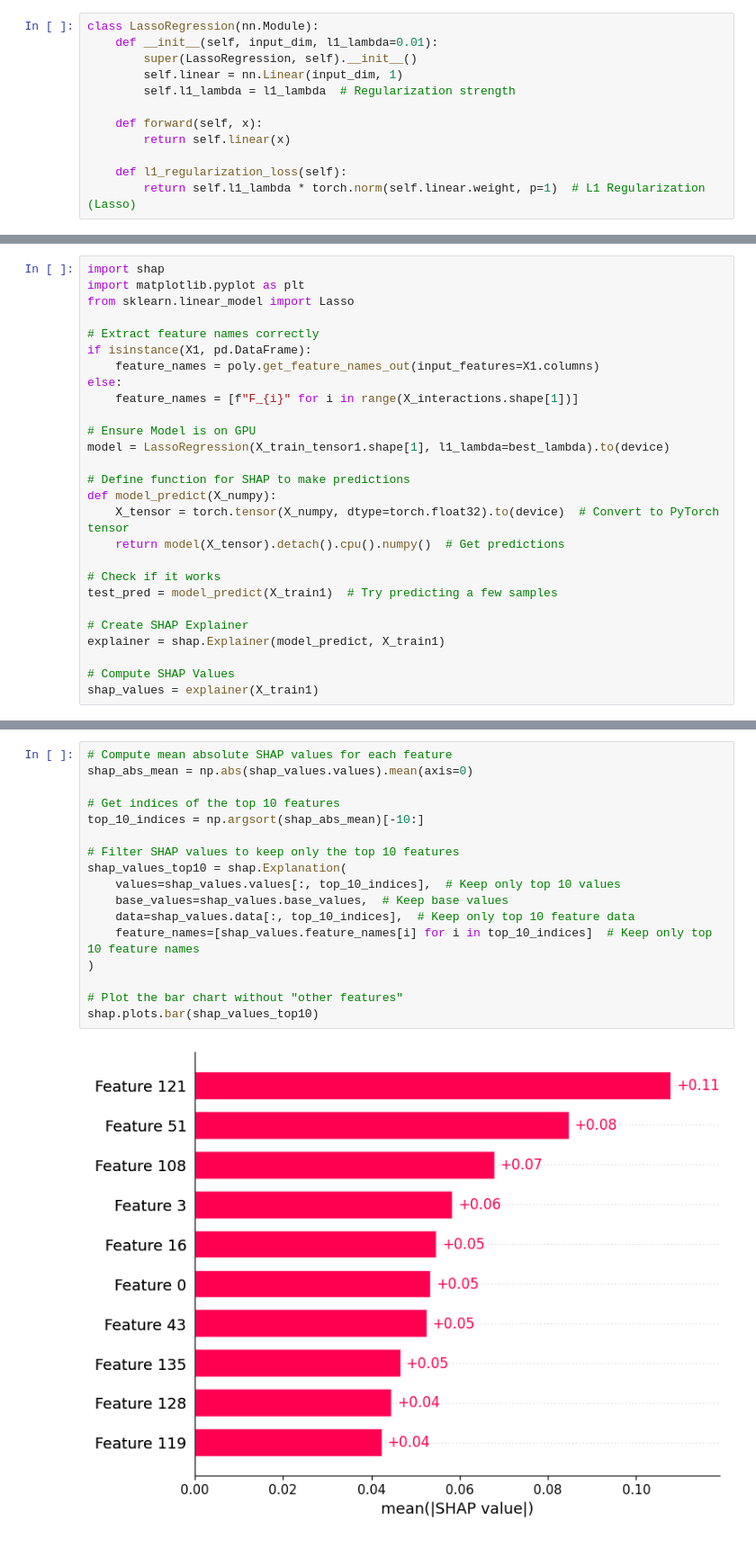
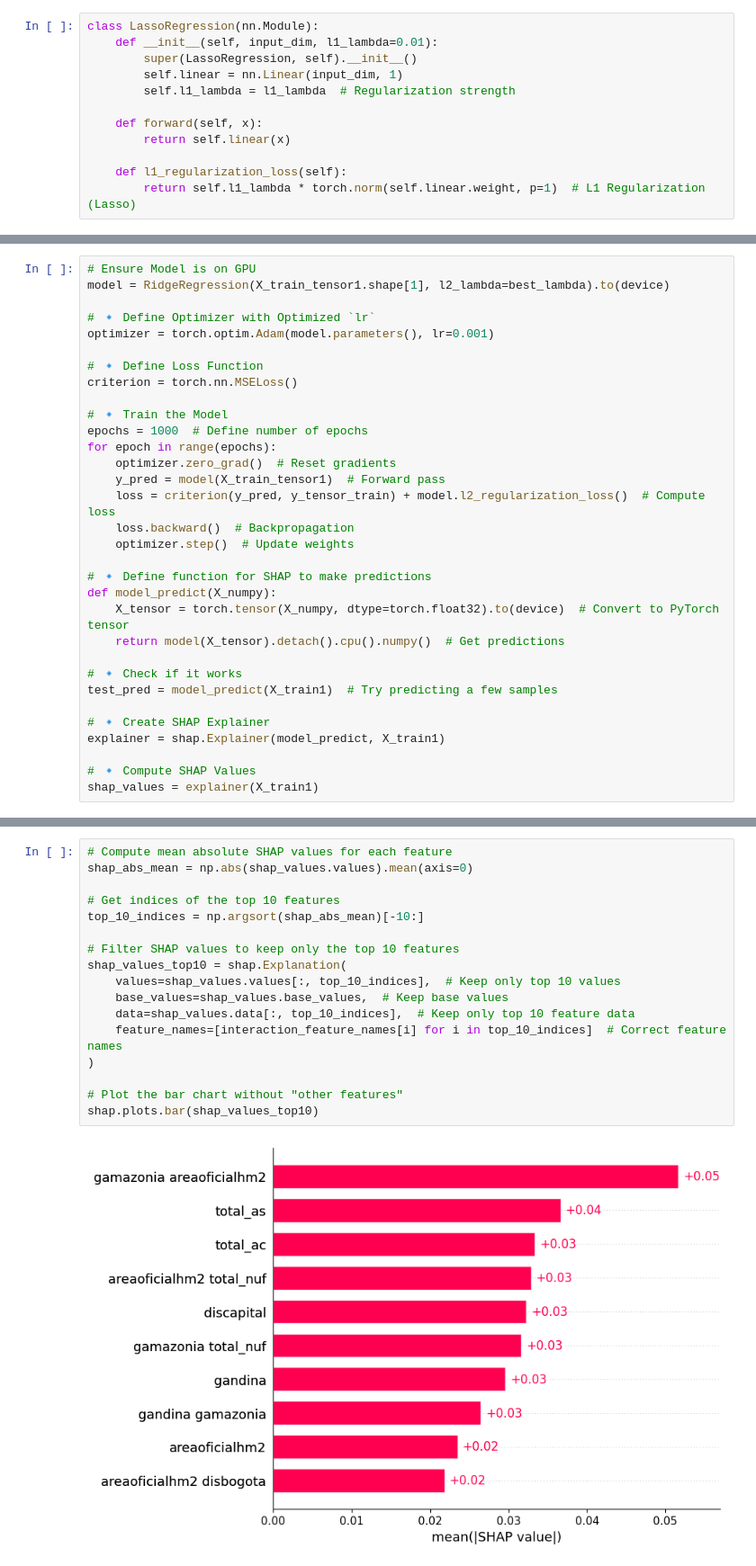
Before and after one commit to cpj97/MDS_thesis, a Jupyter notebook: Code/regularization.ipynb, the cells around one changed output, grey strips where cells are left out. Shown at 90% size. Drawn from its saved outputs; the diff is of its cells as text.

Commit message:
lasso, ridge updated

```diff
--- a/Code/regularization.ipynb
+++ b/Code/regularization.ipynb
@@ -745,27 +555,32 @@ print(f"📊 R² (Test): {best_metrics['R2_test']:.4f}, Adjusted R² (Test): {be
 # %%
-import shap
-import matplotlib.pyplot as plt
-from sklearn.linear_model import Lasso
+# Ensure Model is on GPU
+model = RidgeRegression(X_train_tensor1.shape[1], l2_lambda=best_lambda).to(device)
 
-# Extract feature names correctly
-if isinstance(X1, pd.DataFrame):
-    feature_names = poly.get_feature_names_out(input_features=X1.columns)
-else:
-    feature_names = [f"F_{i}" for i in range(X_interactions.shape[1])]
+# 🔹 Define Optimizer with Optimized `lr`
+optimizer = torch.optim.Adam(model.parameters(), lr=0.001)
 
-# Ensure Model is on GPU
-model = LassoRegression(X_train_tensor1.shape[1], l1_lambda=best_lambda).to(device)
+# 🔹 Define Loss Function
+criterion = torch.nn.MSELoss()
 
-# Define function for SHAP to make predictions
+# 🔹 Train the Model
+epochs = 1000  # Define number of epochs
+for epoch in range(epochs):
+    optimizer.zero_grad()  # Reset gradients
+    y_pred = model(X_train_tensor1)  # Forward pass
+    loss = criterion(y_pred, y_tensor_train) + model.l2_regularization_loss()  # Compute loss
+    loss.backward()  # Backpropagation
+    optimizer.step()  # Update weights
+
+# 🔹 Define function for SHAP to make predictions
 def model_predict(X_numpy):
     X_tensor = torch.tensor(X_numpy, dtype=torch.float32).to(device)  # Convert to PyTorch tensor
     return model(X_tensor).detach().cpu().numpy()  # Get predictions
 
-# Check if it works
+# 🔹 Check if it works
 test_pred = model_predict(X_train1)  # Try predicting a few samples
 
-# Create SHAP Explainer
+# 🔹 Create SHAP Explainer
 explainer = shap.Explainer(model_predict, X_train1)
 
-# Compute SHAP Values
+# 🔹 Compute SHAP Values
 shap_values = explainer(X_train1)
@@ -774,22 +587,22 @@ shap_values = explainer(X_train1)
 # %%
 # Compute mean absolute SHAP values for each feature
 shap_abs_mean = np.abs(shap_values.values).mean(axis=0)
 
 # Get indices of the top 10 features
 top_10_indices = np.argsort(shap_abs_mean)[-10:]
 
 # Filter SHAP values to keep only the top 10 features
 shap_values_top10 = shap.Explanation(
     values=shap_values.values[:, top_10_indices],  # Keep only top 10 values
     base_values=shap_values.base_values,  # Keep base values
     data=shap_values.data[:, top_10_indices],  # Keep only top 10 feature data
-    feature_names=[shap_values.feature_names[i] for i in top_10_indices]  # Keep only top 10 feature names
+    feature_names=[interaction_feature_names[i] for i in top_10_indices]  # Correct feature names
 )
 
 # Plot the bar chart without "other features"
 shap.plots.bar(shap_values_top10)
 # %% [output]
-[figure, old version]
+[figure, new version]
 # %%
 # Step 1: Compute the mean absolute SHAP values (for correct ranking)
 shap_mean_abs = np.abs(shap_values.values).mean(axis=0)  # Matches shap.plots.bar()
```
Also changed, not shown: parts of 37 cells of this notebook.
